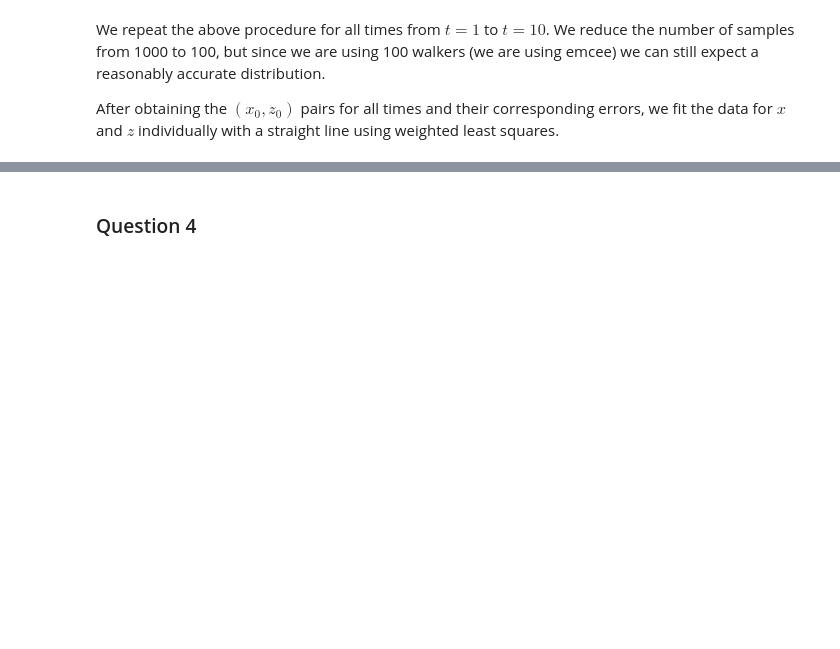
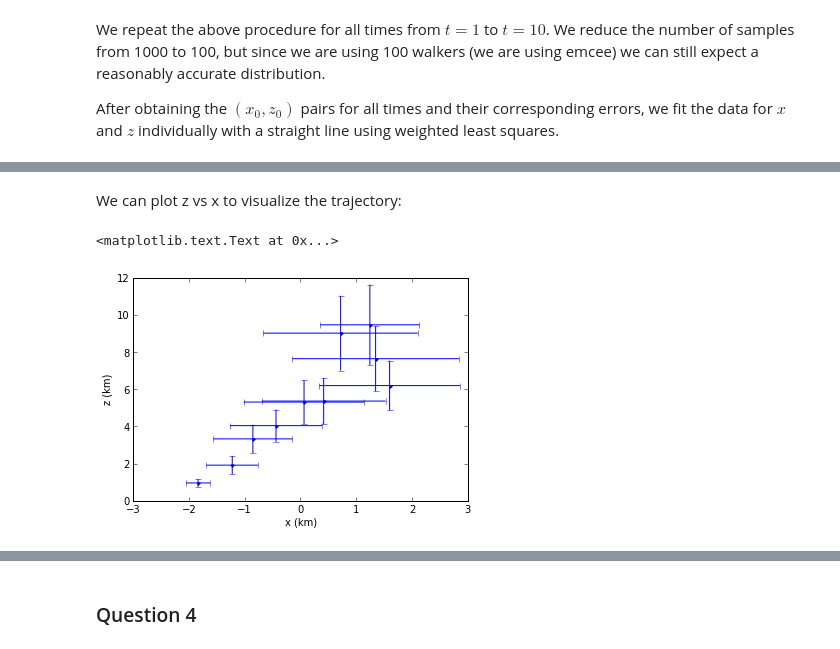
Before and after one commit to vrg/hm_redo, a Jupyter notebook: HM5.ipynb, the cells around one changed output, grey strips where cells are left out. Drawn from its saved outputs; the diff is of its cells as text; code cells hidden in the pictures; blank space fills up the shorter version.

```diff
--- a/HM5.ipynb
+++ b/HM5.ipynb
@@ -513,0 +461,11 @@ z0 = 10.7863 km
+# %% [markdown]
+We can plot z vs x to visualize the trajectory:
+# %%
+# Plot x and z values
+ax = pylab.axes()
+ax.errorbar(x_values, z_values, x_errors/2., z_errors/2., fmt='.')
+ax.set_xlabel('x (km)')
+ax.set_ylabel('z (km)')
+# %% [output]
+<matplotlib.text.Text at 0x...>
+[figure, added]
```
Also changed, not shown: parts of 46 cells of this notebook.
